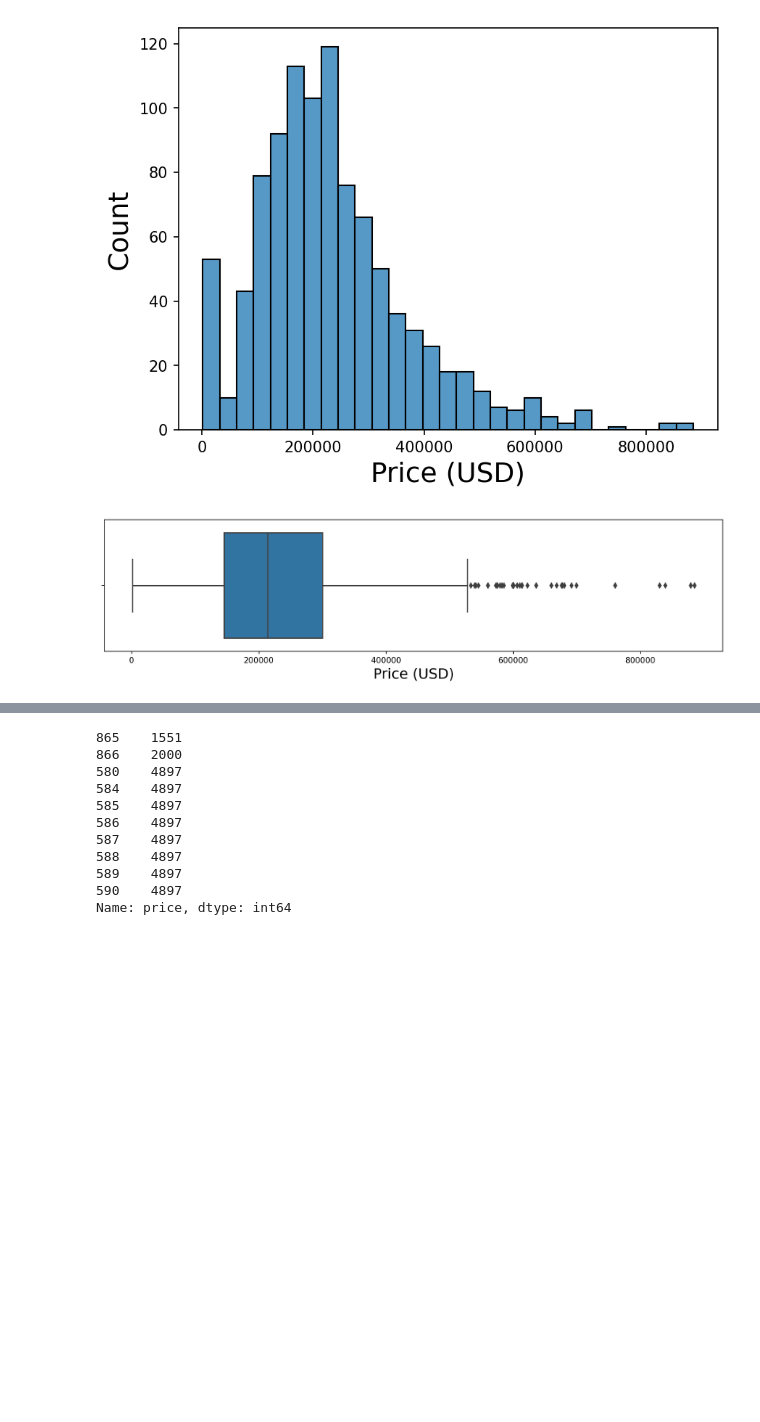
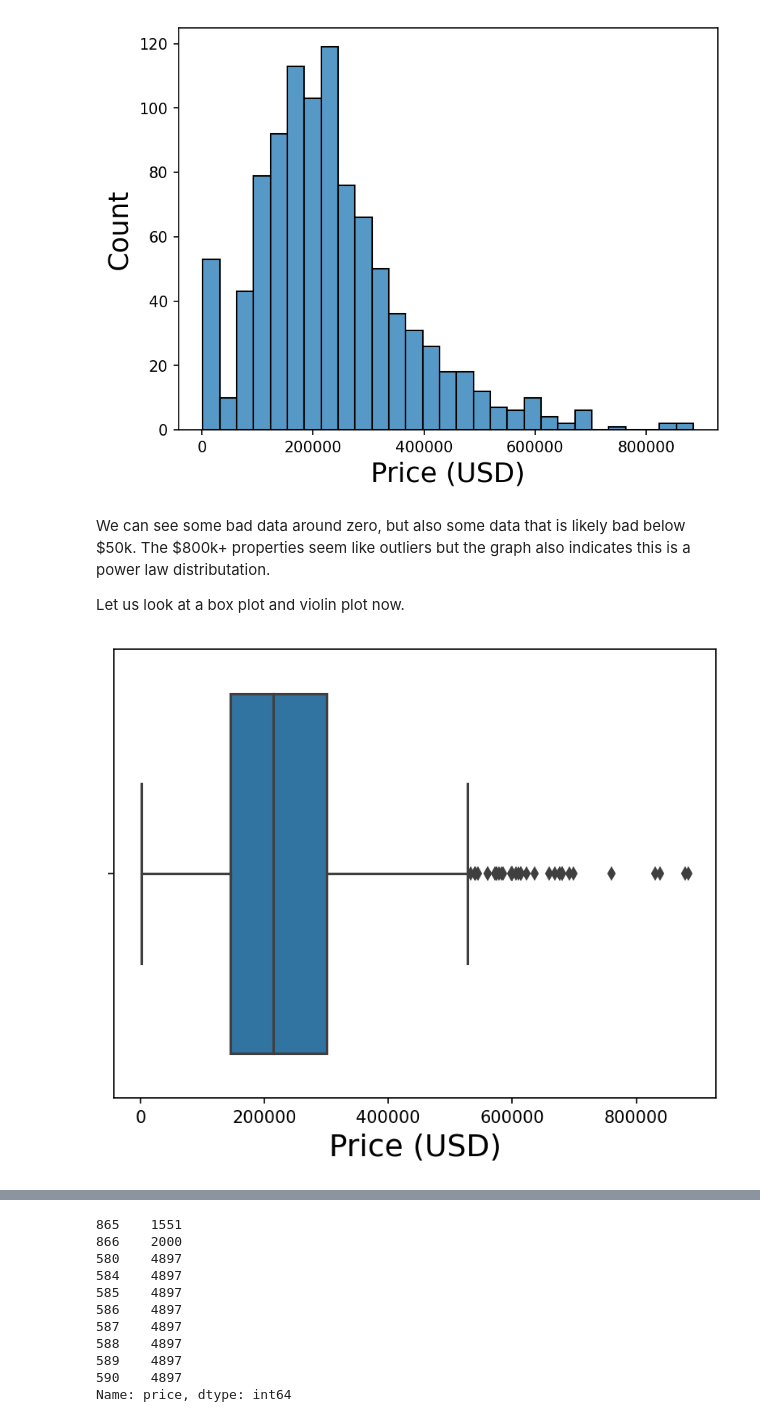
Before and after one commit to jmfb/CS5610, a Jupyter notebook: M1 Project 1b.ipynb, the cells around one changed output, grey strips where cells are left out. Cells and saved outputs as stored; diff of their text form; code cells hidden in the pictures; blank space fills up the shorter version.

```diff
--- a/M1 Project 1b.ipynb
+++ b/M1 Project 1b.ipynb
@@ -362,9 +389,14 @@ price_plot = sns.histplot(df.price)
 price_plot.set(xlabel="Price (USD)");
 # %% [output]
 [figure]
+# %% [markdown]
+We can see some bad data around zero, but also some data that is likely bad below $50k.
+The \$800k+ properties seem like outliers but the graph also indicates this is a power law distributation.
+
+Let us look at a box plot and violin plot now.
 # %%
-price_plot = sns.boxplot(x=df.price, ax=wide_figure_size())
+price_plot = sns.boxplot(x=df.price)
 price_plot.set(xlabel="Price (USD)");
 # %% [output]
-[figure, old version]
+[figure, new version]
 # %%
```
Also changed, not shown: parts of 27 cells of this notebook.
